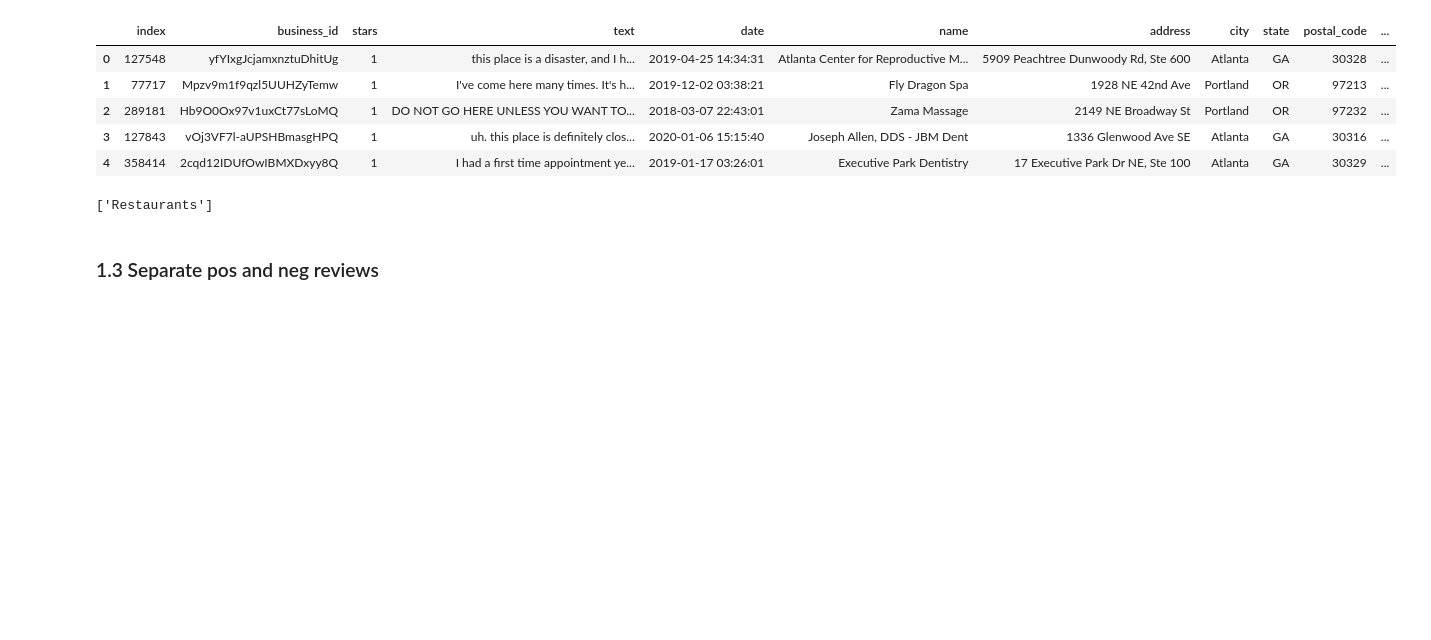
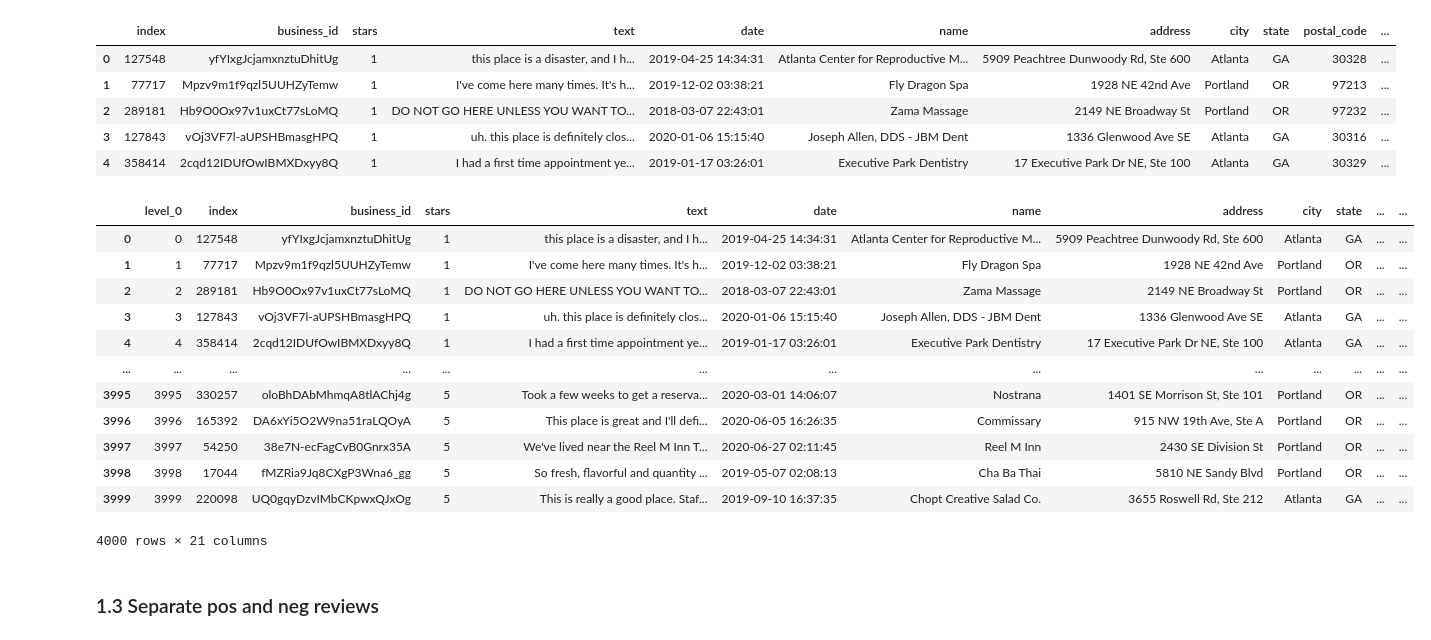
Before and after one commit to maybemkl/wmdecompose, a Jupyter notebook: notebooks/Yelp_example.ipynb, the cells around one changed output. Saved outputs shown, nothing was run; the diff lists cells and outputs as text; code cells hidden in the pictures; blank space fills up the shorter version.

```diff
--- a/notebooks/Yelp_example.ipynb
+++ b/notebooks/Yelp_example.ipynb
@@ -229,7 +233,19 @@ sample = sample.sort_values("sentiment").reset_index()
-# %%
-sample.categories[1].split(" ")
-# %% [output]
-['Restaurants']
+# %%
+sample_sorted
+# %% [output]
+|  | level_0 | index | business_id | stars | text | date | name | address | city | state | ... | ... |
+| 0 | 0 | 127548 | yfYIxgJcjamxnztuDhitUg | 1 | this place is a disaster, and I h... | 2019-04-25 14:34:31 | Atlanta Center for Reproductive M... | 5909 Peachtree Dunwoody Rd, Ste 600 | Atlanta | GA | ... | ... |
+| 1 | 1 | 77717 | Mpzv9m1f9qzl5UUHZyTemw | 1 | I've come here many times. It's h... | 2019-12-02 03:38:21 | Fly Dragon Spa | 1928 NE 42nd Ave | Portland | OR | ... | ... |
+| 2 | 2 | 289181 | Hb9O0Ox97v1uxCt77sLoMQ | 1 | DO NOT GO HERE UNLESS YOU WANT TO... | 2018-03-07 22:43:01 | Zama Massage | 2149 NE Broadway St | Portland | OR | ... | ... |
+| 3 | 3 | 127843 | vOj3VF7l-aUPSHBmasgHPQ | 1 | uh. this place is definitely clos... | 2020-01-06 15:15:40 | Joseph Allen, DDS - JBM Dent | 1336 Glenwood Ave SE | Atlanta | GA | ... | ... |
+| 4 | 4 | 358414 | 2cqd12IDUfOwIBMXDxyy8Q | 1 | I had a first time appointment ye... | 2019-01-17 03:26:01 | Executive Park Dentistry | 17 Executive Park Dr NE, Ste 100 | Atlanta | GA | ... | ... |
+| ... | ... | ... | ... | ... | ... | ... | ... | ... | ... | ... | ... | ... |
+| 3995 | 3995 | 330257 | oloBhDAbMhmqA8tlAChj4g | 5 | Took a few weeks to get a reserva... | 2020-03-01 14:06:07 | Nostrana | 1401 SE Morrison St, Ste 101 | Portland | OR | ... | ... |
+| 3996 | 3996 | 165392 | DA6xYi5O2W9na51raLQOyA | 5 | This place is great and I'll defi... | 2020-06-05 16:26:35 | Commissary | 915 NW 19th Ave, Ste A | Portland | OR | ... | ... |
+| 3997 | 3997 | 54250 | 38e7N-ecFagCvB0Gnrx35A | 5 | We've lived near the Reel M Inn T... | 2020-06-27 02:11:45 | Reel M Inn | 2430 SE Division St | Portland | OR | ... | ... |
+| 3998 | 3998 | 17044 | fMZRia9Jq8CXgP3Wna6_gg | 5 | So fresh, flavorful and quantity ... | 2019-05-07 02:08:13 | Cha Ba Thai | 5810 NE Sandy Blvd | Portland | OR | ... | ... |
+| 3999 | 3999 | 220098 | UQ0gqyDzvIMbCKpwxQJxOg | 5 | This is really a good place. Staf... | 2019-09-10 16:37:35 | Chopt Creative Salad Co. | 3655 Roswell Rd, Ste 212 | Atlanta | GA | ... | ... |
+4000 rows × 21 columns
 # %% [markdown]
 ### 1.3 Separate pos and neg reviews
 # %%
```
Also changed, not shown: parts of 55 cells of this notebook.
